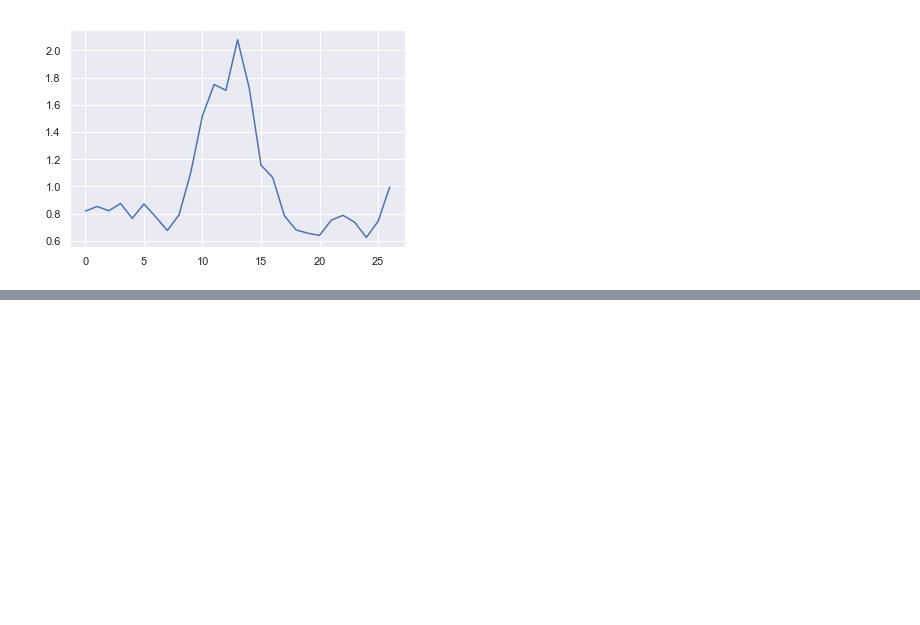
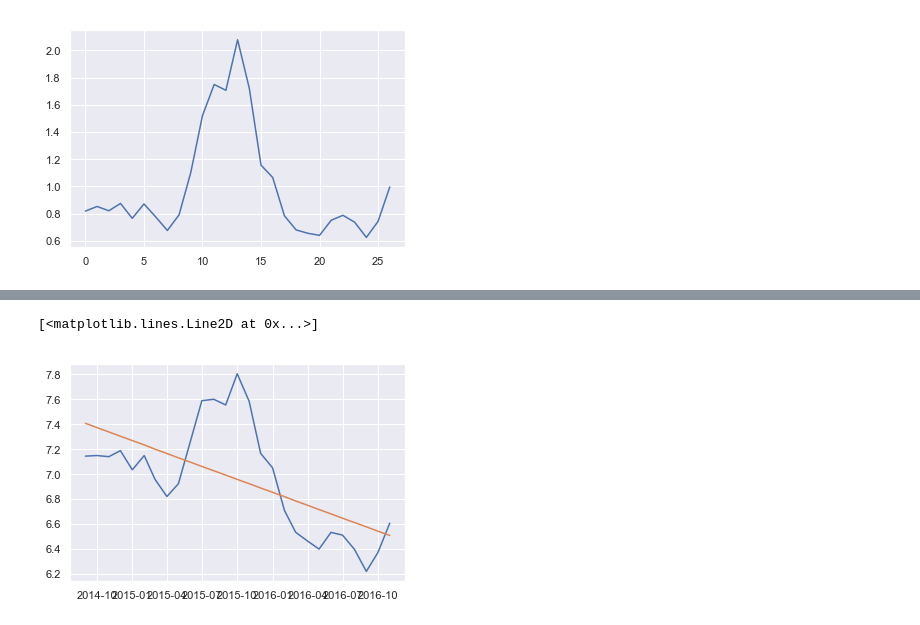
Before and after one commit to joshi-vipul/maharashtra_mandi, a Jupyter notebook: after_submission/exploring_onion_prices.ipynb, the cells around one changed output, grey strips where cells are left out. Saved outputs shown, nothing was run; the diff lists cells and outputs as text; code cells hidden in the pictures; blank space fills up the shorter version.

```diff
--- a/after_submission/exploring_onion_prices.ipynb
+++ b/after_submission/exploring_onion_prices.ipynb
@@ -147,0 +191,6 @@ plt.legend(['seasonality','fit'])
+# %%
+plt.plot(trendline_log.index.values,trendline_log['log_price']['mean'])
+plt.plot(trendline_log.index.values,linear_trend)
+# %% [output]
+[<matplotlib.lines.Line2D at 0x...>]
+[figure, added]
```
Also changed, not shown: parts of 28 cells of this notebook.
